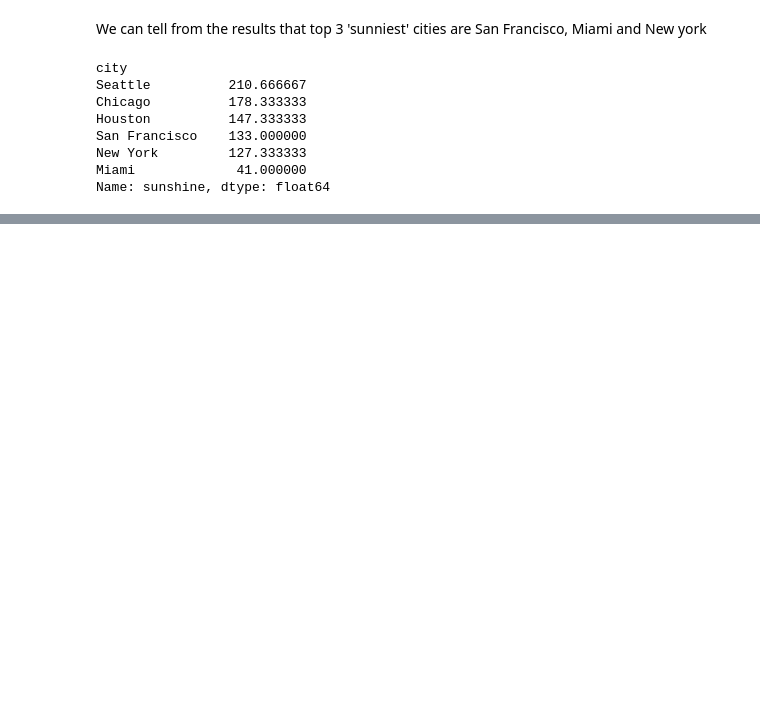
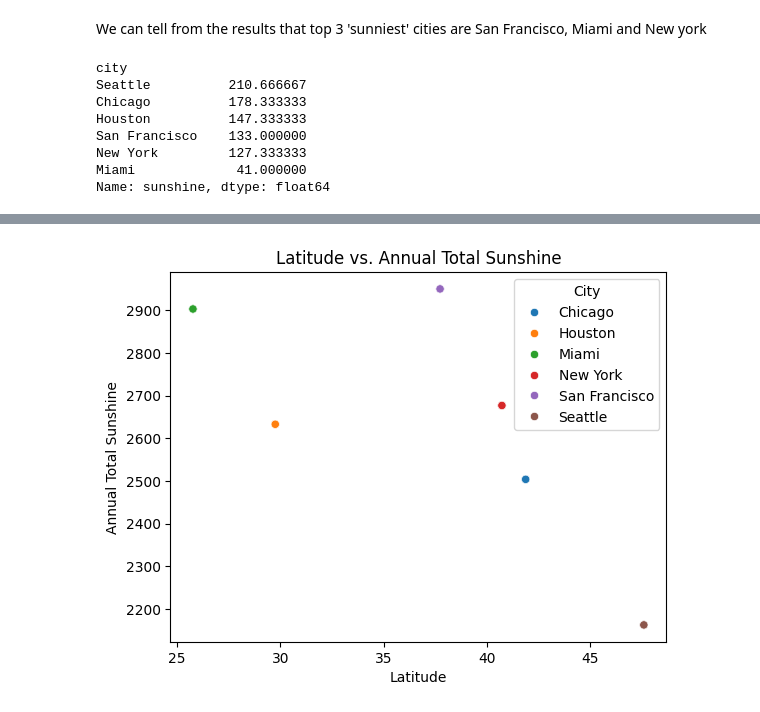
Before and after one commit to SaadDahbani06/Geography_Sunshine_Patterns, a Jupyter notebook: geography_sunshine_analysis.ipynb, the cells around one changed output, grey strips where cells are left out. Cells and saved outputs as stored; diff of their text form; code cells hidden in the pictures; blank space fills up the shorter version.

```diff
--- a/geography_sunshine_analysis.ipynb
+++ b/geography_sunshine_analysis.ipynb
@@ -107,0 +122,10 @@ Scatterplot, Latitude vs. Annual Total Sunshine
+# %%
+# Scatterplot, Latitude vs. Annual Total Sunshine
+sns.scatterplot(data=df, x='lat', y='annual_sunshine', hue='city')
+plt.title('Latitude vs. Annual Total Sunshine')
+plt.ylabel('Annual Total Sunshine')
+plt.xlabel('Latitude')
+plt.legend(title='City')
+plt.show()
+# %% [output]
+[figure, added]
```
Also changed, not shown: parts of 13 cells of this notebook.
